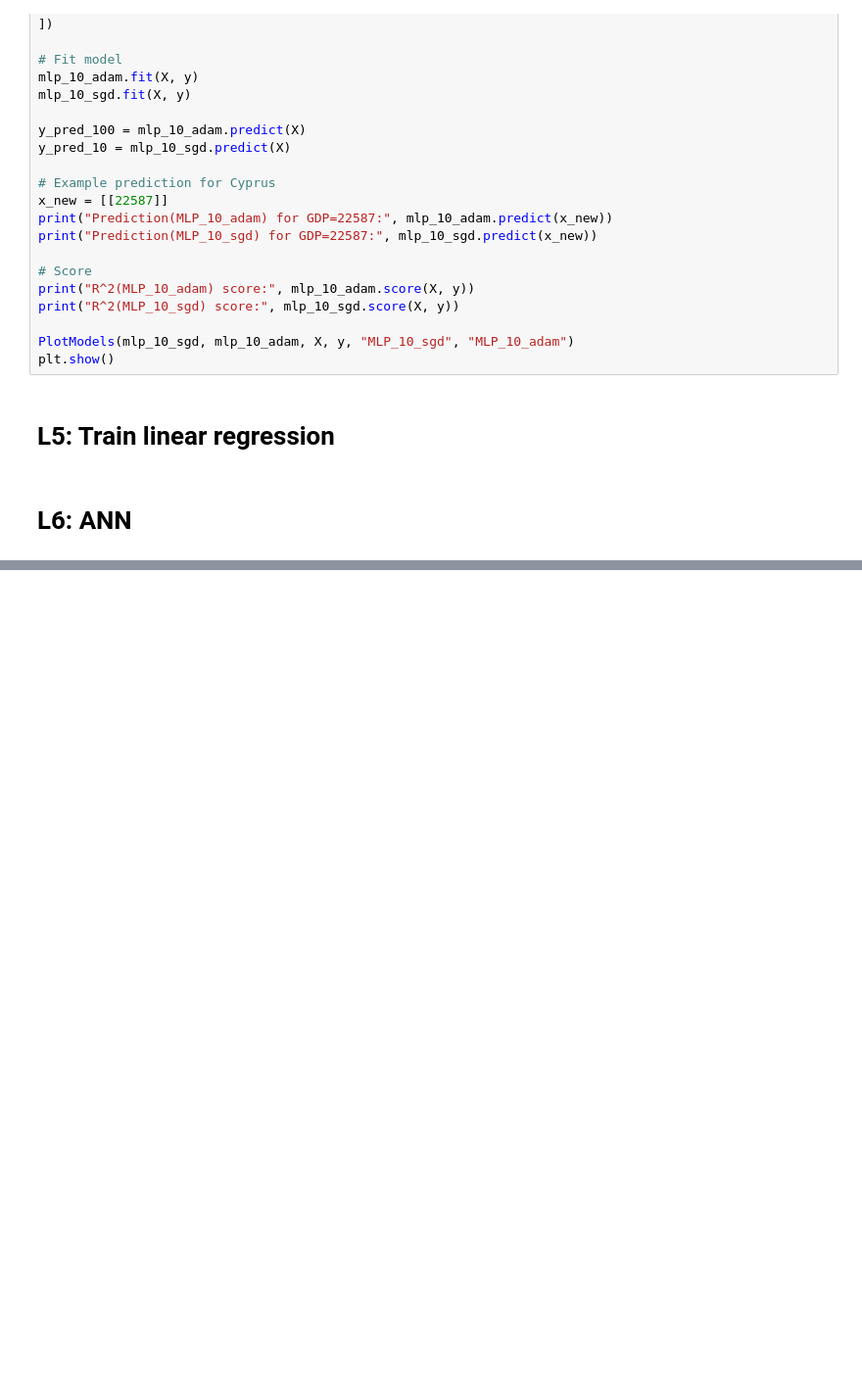
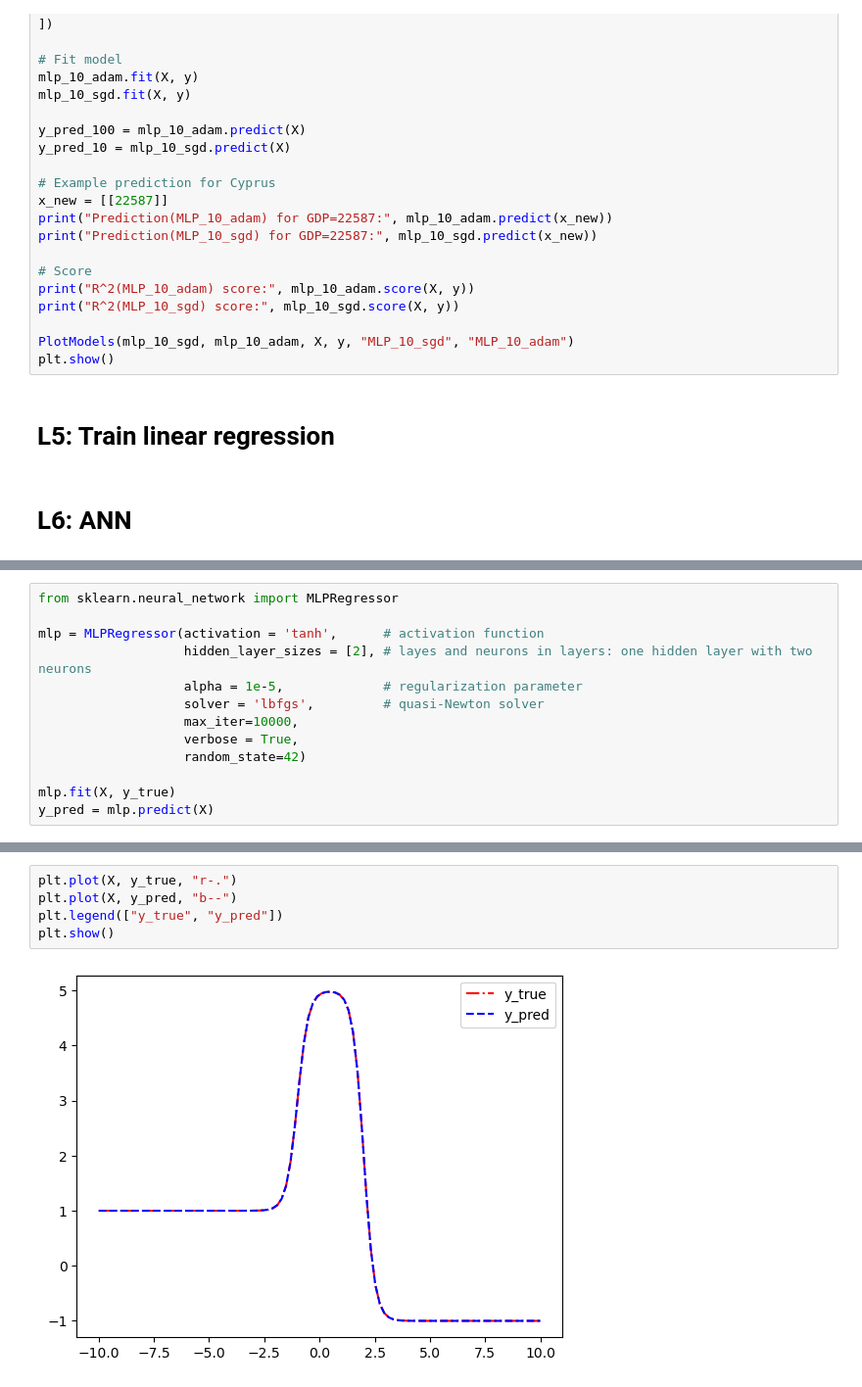
Before and after one commit to Eventid3/mal_grp30, a Jupyter notebook: O2/o2.ipynb, the cells around one changed output, grey strips where cells are left out. Shown: that part at 98% size. Saved outputs shown, nothing was run; the diff lists cells and outputs as text; blank space fills up the shorter version.

```diff
--- a/O2/o2.ipynb
+++ b/O2/o2.ipynb
@@ -549,0 +592,13 @@ plt.show()
+# %%
+from sklearn.neural_network import MLPRegressor
+
+mlp = MLPRegressor(activation = 'tanh',      # activation function
+                   hidden_layer_sizes = [2], # layes and neurons in layers: one hidden layer with two neurons
+                   alpha = 1e-5,             # regularization parameter
+                   solver = 'lbfgs',         # quasi-Newton solver
+                   max_iter=10000,
+                   verbose = True,
+                   random_state=42)
+
+mlp.fit(X, y_true)
+y_pred = mlp.predict(X)
@@ -549,0 +607,7 @@ plt.show()
+# %%
+plt.plot(X, y_true, "r-.")
+plt.plot(X, y_pred, "b--")
+plt.legend(["y_true", "y_pred"])
+plt.show()
+# %% [output]
+[figure, added]
```
Also changed, not shown: parts of 17 cells of this notebook, 1 other file.
